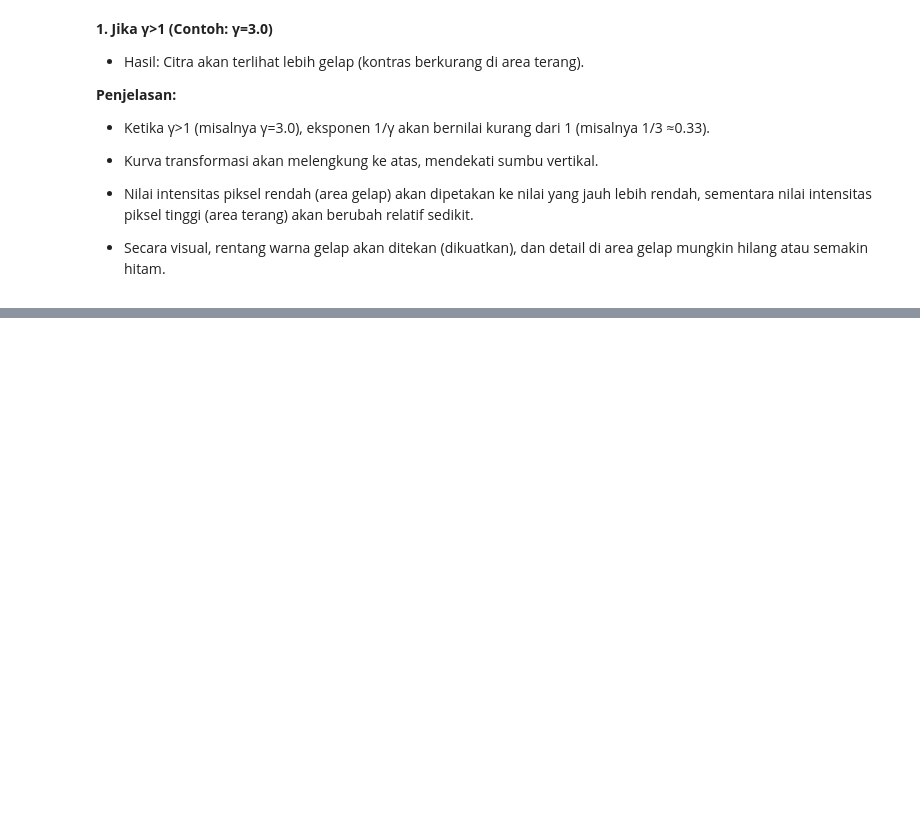
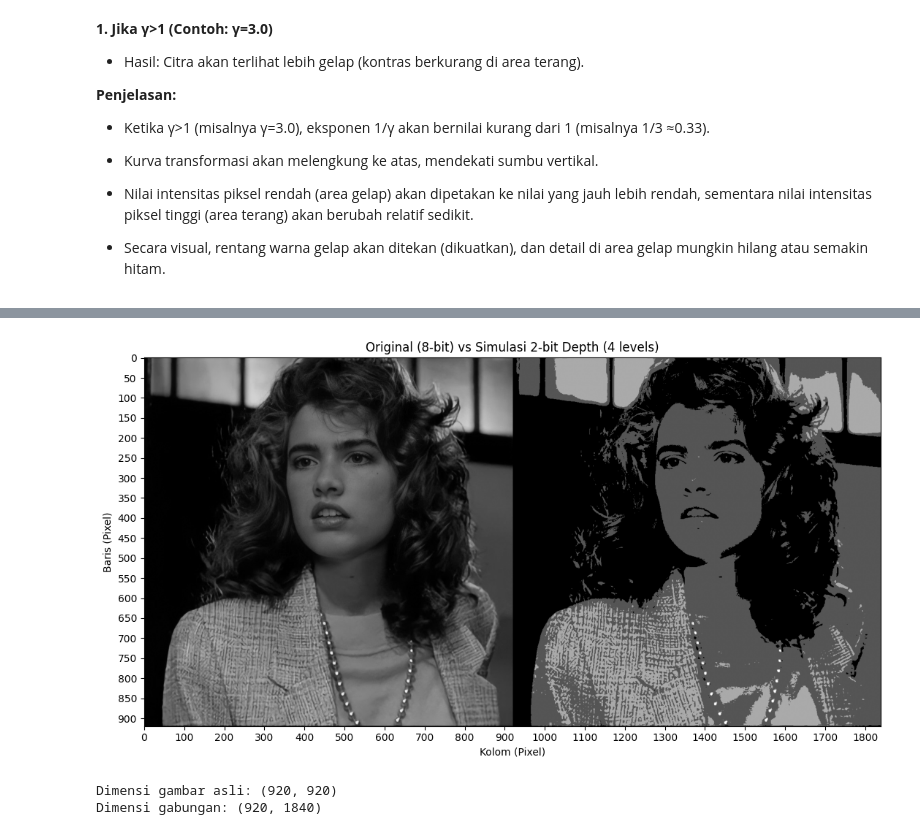
Before and after one commit to Lelytameyda29rpl/PCVK_Ganjil_2025, a Jupyter notebook: Week5.ipynb, the cells around one changed output, grey strips where cells are left out. Drawn from its saved outputs; the diff is of its cells as text; code cells hidden in the pictures; blank space fills up the shorter version.

```diff
--- a/Week5.ipynb
+++ b/Week5.ipynb
@@ -87,0 +97,47 @@ Masukkan nilai Gamma: 3
+# %%
+import cv2 as cv
+import numpy as np
+import matplotlib.pyplot as plt
+
+# 1. Set bit depth
+bit_depth = 2
+level = 255 / (pow(2, bit_depth) - 1)
+
+# 2. Baca gambar grayscale
+img_path = '/content/drive/MyDrive/PCVK/JS5/Images/female.jpg'
+original = cv.imread(img_path, cv.IMREAD_GRAYSCALE)
+
+if original is not None:
+    # 3. Kuantisasi
+    quantized = np.round(original / level) * level
+    depth_image = quantized.astype(original.dtype)
+
+    # 4. Gabungkan gambar (horizontal stack → lebar 2x lipat)
+    combined_image = np.hstack((original, depth_image))
+
+    # 5. Ambil dimensi
+    rows, cols = combined_image.shape
+
+    # 6. Tampilkan hasil
+    plt.figure(figsize=(12, 6))
+    plt.imshow(combined_image, cmap='gray')
+    plt.title(f'Original (8-bit) vs Simulasi {bit_depth}-bit Depth ({2**bit_depth} levels)')
+
+    # Set ticks sesuai ukuran gambar
+    plt.xlabel('Kolom (Pixel)')
+    plt.ylabel('Baris (Pixel)')
+    plt.xticks(np.arange(0, cols+1, 100))  # setiap 100 kolom
+    plt.yticks(np.arange(0, rows+1, 50))   # setiap 50 baris
+
+    plt.tight_layout()
+    plt.show()
+
+    # Info tambahan
+    print(f"Dimensi gambar asli: {original.shape}")
+    print(f"Dimensi gabungan: {combined_image.shape}")
+else:
+    print("Gambar tidak ditemukan!")
+# %% [output]
+[figure, added]
+Dimensi gambar asli: (920, 920)
+Dimensi gabungan: (920, 1840)
```
Also changed, not shown: parts of 2 cells of this notebook.
